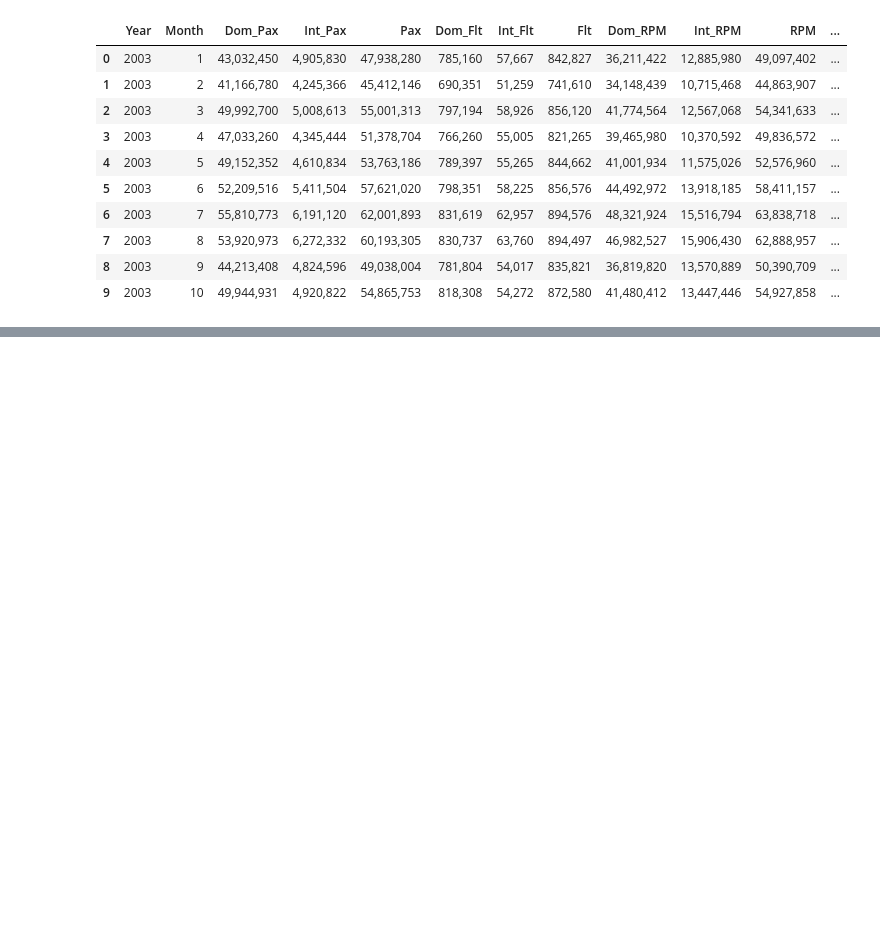
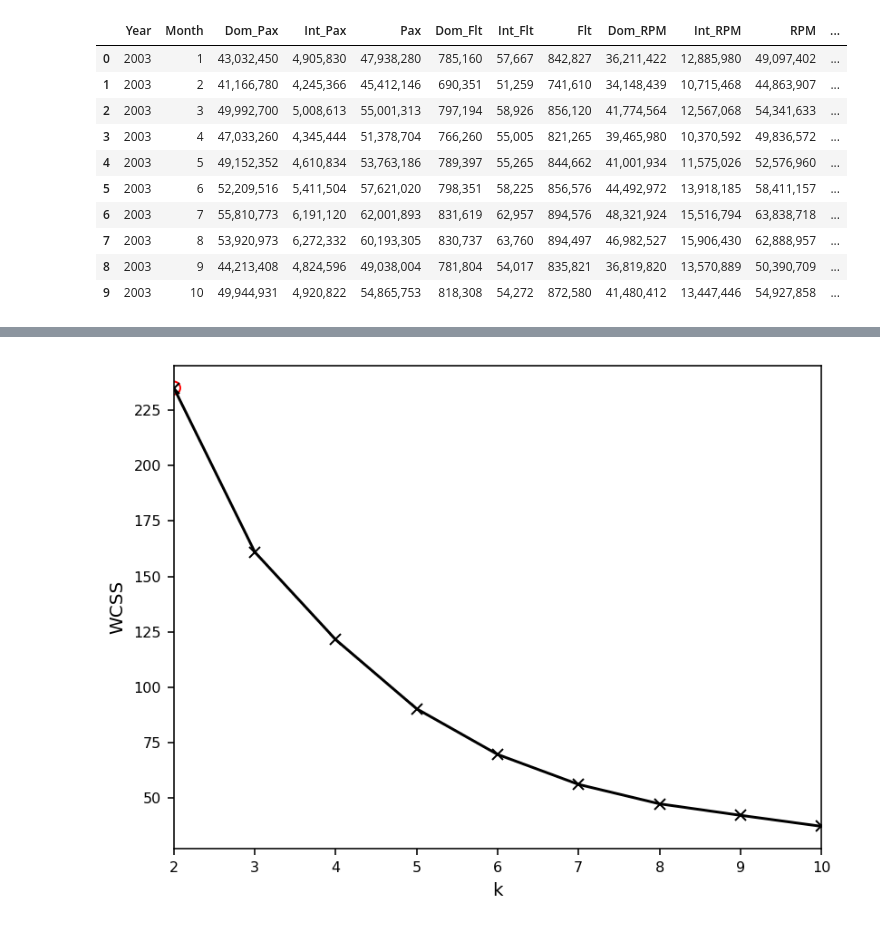
Before and after one commit to faadeola/us-airline-analysis, a Jupyter notebook: US Air Traffic Analysis.ipynb, the cells around one changed output, grey strips where cells are left out. Cells and saved outputs as stored; diff of their text form; code cells hidden in the pictures; blank space fills up the shorter version.

```diff
--- a/US Air Traffic Analysis.ipynb
+++ b/US Air Traffic Analysis.ipynb
@@ -311,0 +325,6 @@ plot_fitted_data()
+# %%
+# Normalize values for clustering
+airline_cluster = airline[['Total Load Factor', 'Total flight']].copy()
+scaler = RobustScaler()
+norm = scaler.fit_transform(airline_cluster)
+reversed_norm = scaler.inverse_transform(norm)
@@ -311,0 +348,12 @@ plot_fitted_data()
+# %%
+wcss = []
+best_n, best_score = None, -np.inf
+for n in range(2, 11):  # 2 to 10 clusters
+    score, inertia = one_silhoutte_inertia(n, norm)
+    wcss.append(inertia)
+    if score > best_score:
+        best_n = n
+        best_score = score
+    print(f"{n:2g} clusters silhoutte score = {score:.2f}")
+
+print(f"Best number of clusters = {best_n:2g} with best score = {best_score:.2f} ")
@@ -311,0 +371,21 @@ plot_fitted_data()
+# %%
+def plot_elbow_method(min_k, max_k, wcss, best_n):
+    """
+    Plots the elbow method between min_k and max_k
+    """
+    fig, ax = plt.subplots(dpi=144)
+    ax.plot(range(min_k, max_k + 1), wcss, 'kx-')
+    ax.scatter(best_n, wcss[best_n-min_k], marker='o', color='red', facecolors='none', s=50)
+
+    # Set plot attributes
+    ax.set_xlabel('k')
+    ax.set_xlim(min_k, max_k)
+    ax.tick_params(axis='both', labelsize=8)
+    plt.savefig('Elbow Plot.png')
+    ax.set_ylabel('WCSS')
+    plt.show()
+    return
+# %%
+plot_elbow_method(2, 10, wcss, best_n)
+# %% [output]
+[figure, added]
```
Also changed, not shown: parts of 26 cells of this notebook, 3 other files.
